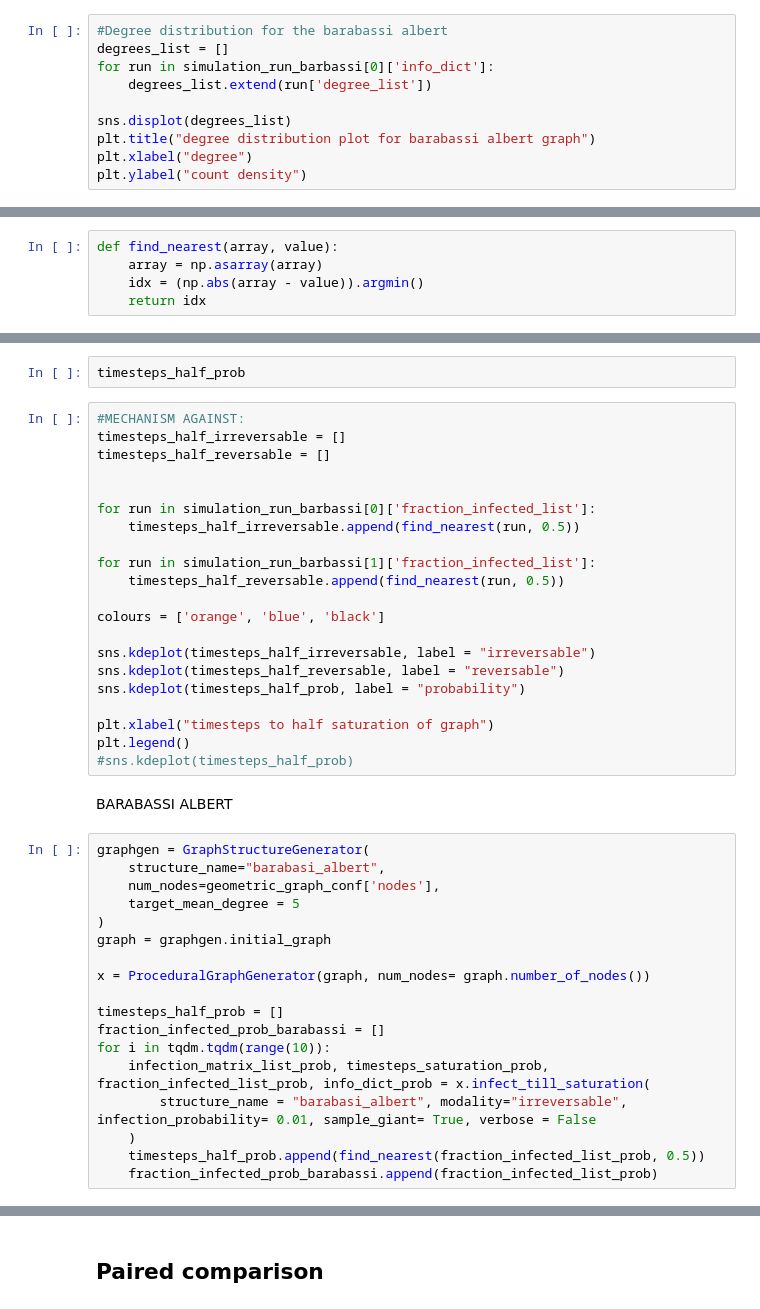
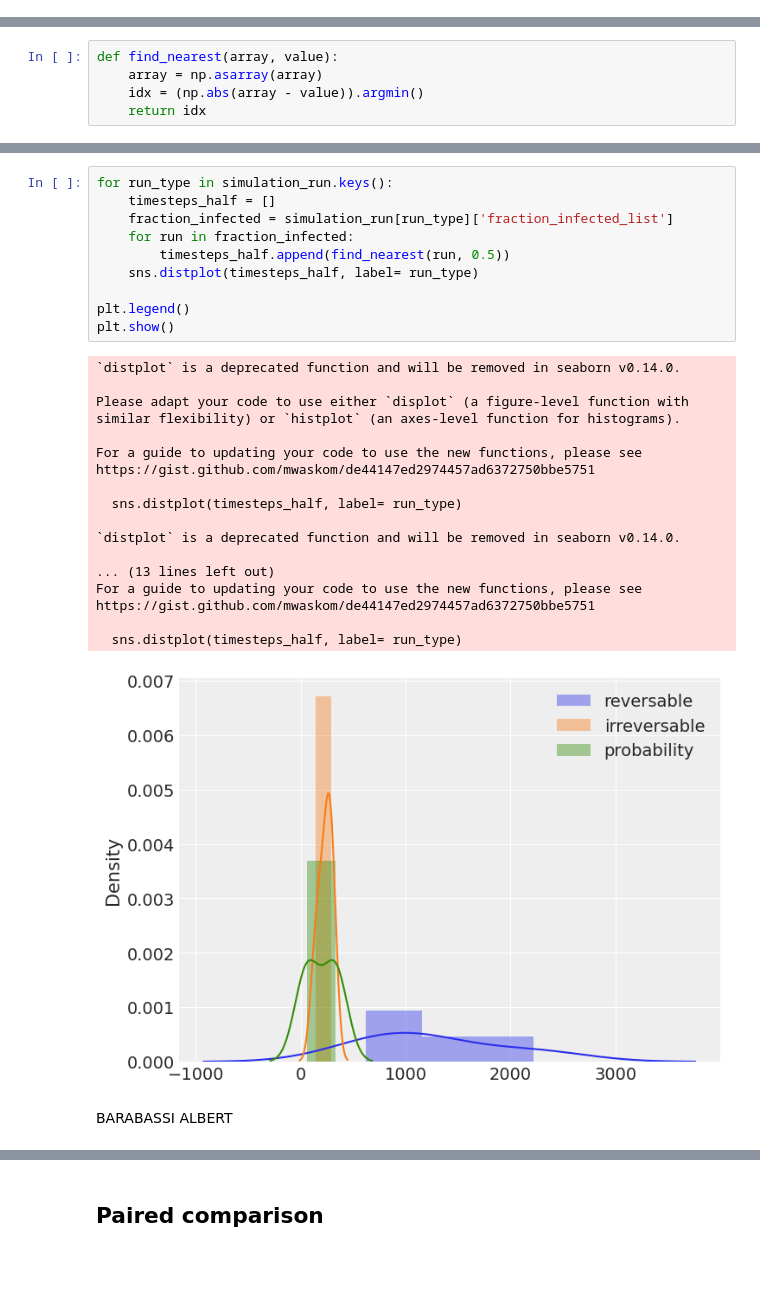
Before and after one commit to cm2435/graph_transmittion_research_project, a Jupyter notebook: experiments/variable_structure.ipynb, the cells around one changed output, grey strips where cells are left out. Drawn from its saved outputs; the diff is of its cells as text; blank space fills up the shorter version.

```diff
--- a/experiments/variable_structure.ipynb
+++ b/experiments/variable_structure.ipynb
@@ -120,13 +113,3 @@ Text(0, 0.5, 'count density')
-# %%
-#Degree distribution for the barabassi albert
-degrees_list = []
-for run in simulation_run_barbassi[0]['info_dict']:
-    degrees_list.extend(run['degree_list'])
-
-sns.displot(degrees_list)
-plt.title("degree distribution plot for barabassi albert graph")
-plt.xlabel("degree")
-plt.ylabel("count density")
 # %% [markdown]
 ## Time to half saturation against vars
 # %%
@@ -161,43 +120,31 @@ for i in tqdm.tqdm(range(10)):
-# %%
-timesteps_half_prob
-# %%
-#MECHANISM AGAINST:
-timesteps_half_irreversable = []
-timesteps_half_reversable = []
-
-
-for run in simulation_run_barbassi[0]['fraction_infected_list']:
-    timesteps_half_irreversable.append(find_nearest(run, 0.5))
-
-for run in simulation_run_barbassi[1]['fraction_infected_list']:
-    timesteps_half_reversable.append(find_nearest(run, 0.5))
-
-colours = ['orange', 'blue', 'black']
-
-sns.kdeplot(timesteps_half_irreversable, label = "irreversable")
-sns.kdeplot(timesteps_half_reversable, label = "reversable")
-sns.kdeplot(timesteps_half_prob, label = "probability")
-
-plt.xlabel("timesteps to half saturation of graph")
-plt.legend()
-#sns.kdeplot(timesteps_half_prob)
+# %%
+for run_type in simulation_run.keys():
+    timesteps_half = []
+    fraction_infected = simulation_run[run_type]['fraction_infected_list']
+    for run in fraction_infected:
+        timesteps_half.append(find_nearest(run, 0.5))
+    sns.distplot(timesteps_half, label= run_type)
+
+plt.legend()
+plt.show()
+# %% [output]
+`distplot` is a deprecated function and will be removed in seaborn v0.14.0.
+
+Please adapt your code to use either `displot` (a figure-level function with
+similar flexibility) or `histplot` (an axes-level function for histograms).
+
+For a guide to updating your code to use the new functions, please see
+https://gist.github.com/mwaskom/de44147ed2974457ad6372750bbe5751
+
+  sns.distplot(timesteps_half, label= run_type)
+
+`distplot` is a deprecated function and will be removed in seaborn v0.14.0.
+
+... (13 lines left out)
+For a guide to updating your code to use the new functions, please see
+https://gist.github.com/mwaskom/de44147ed2974457ad6372750bbe5751
+
+  sns.distplot(timesteps_half, label= run_type)
+[figure, added]
 # %% [markdown]
 BARABASSI ALBERT
-# %%
-graphgen = GraphStructureGenerator(
-    structure_name="barabasi_albert",
-    num_nodes=geometric_graph_conf['nodes'],
-    target_mean_degree = 5
-)
-graph = graphgen.initial_graph
-
-x = ProceduralGraphGenerator(graph, num_nodes= graph.number_of_nodes())
-
-timesteps_half_prob = []
-fraction_infected_prob_barabassi = []
-for i in tqdm.tqdm(range(10)):
-    infection_matrix_list_prob, timesteps_saturation_prob, fraction_infected_list_prob, info_dict_prob = x.infect_till_saturation(
-        structure_name = "barabasi_albert", modality="irreversable", infection_probability= 0.01, sample_giant= True, verbose = False
-    )
-    timesteps_half_prob.append(find_nearest(fraction_infected_list_prob, 0.5))
-    fraction_infected_prob_barabassi.append(fraction_infected_list_prob)
```
Also changed, not shown: parts of 18 cells of this notebook.
